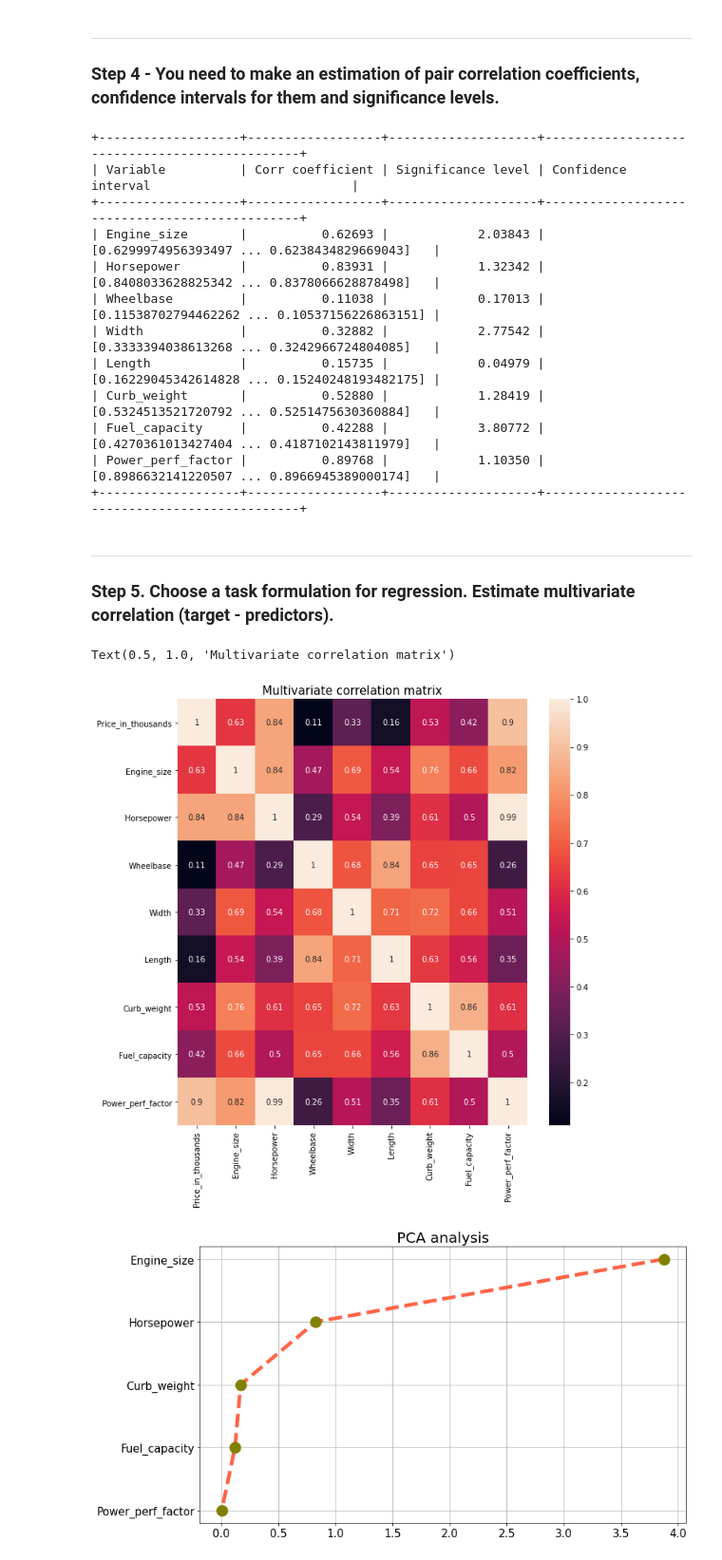
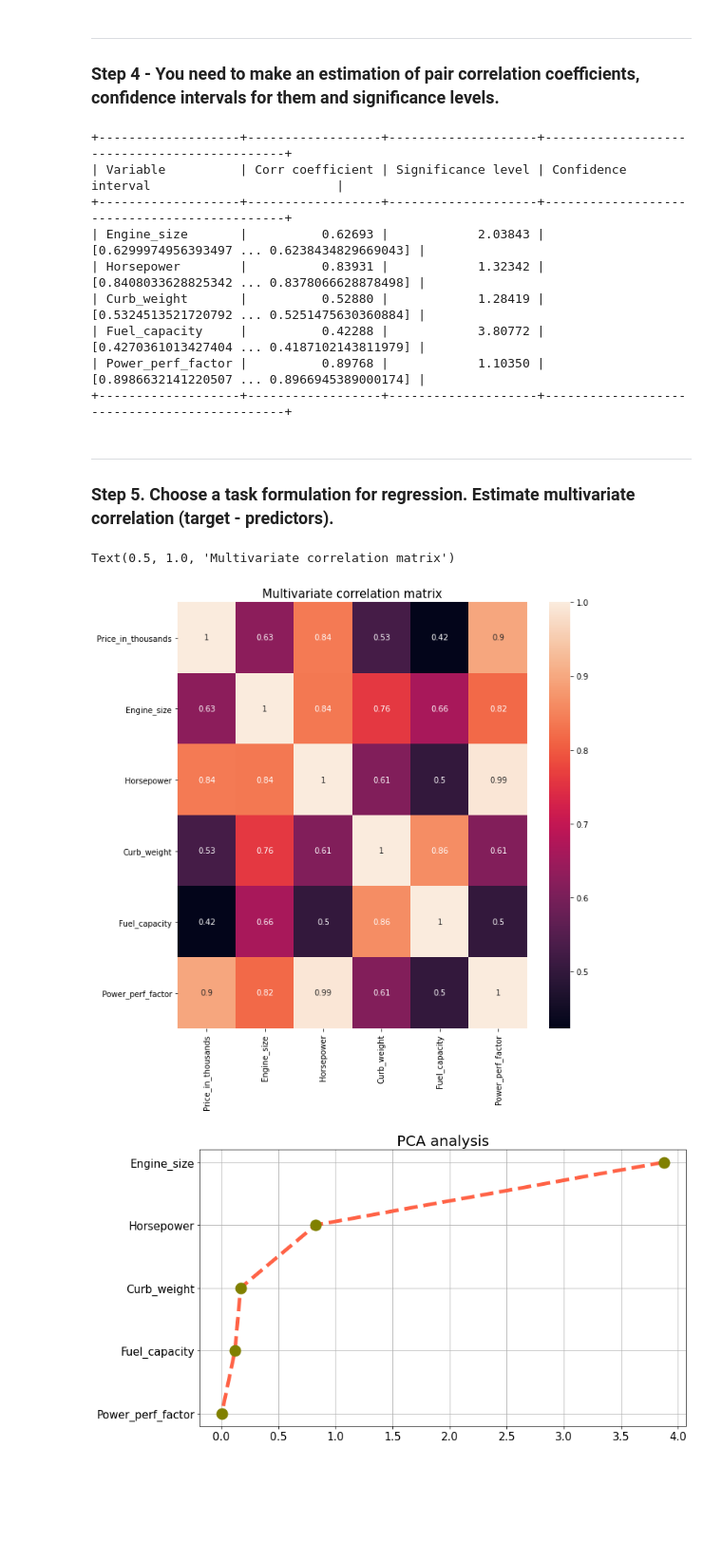
Before and after one commit to belpablo/MMMSA, a Jupyter notebook: Lab_2_redo.ipynb, the cells around one changed output. Shown: that part at 95% size. Saved outputs shown, nothing was run; the diff lists cells and outputs as text; code cells hidden in the pictures; blank space fills up the shorter version.

```diff
--- a/Lab_2_redo.ipynb
+++ b/Lab_2_redo.ipynb
@@ -40,19 +40,11 @@ sales_df.head(10)
 | 9 | BMW | 528i | 17.527 | 36.125 | Passenger | 38.90 | ... |
 # %%
 sales_df = sales_df[['Vehicle_type', 'Price_in_thousands',
-                    'Engine_size', 'Horsepower',
-                    'Wheelbase', 'Width',
-                    'Length','Curb_weight',
+                    'Engine_size', 'Horsepower','Curb_weight',
                     'Fuel_capacity', 'Power_perf_factor']]
 
-for col in ['Vehicle_type']:
-
-    names_list = sales_df[col].unique().tolist()
-    names_dict = {names_list[i]: i for i in range(len(names_list))}
-
-    for i in range(len(sales_df)):
-        sales_df[col][i] = names_dict[sales_df[col][i]]
+sales_df['Vehicle_type'] = [(lambda x: x != sales_df['Vehicle_type'][0] and 1 or 0)(sales_df['Vehicle_type'][i]) for i in range(len(sales_df))]
 
 cols = sales_df.columns.tolist()
-sales_df
+sales_df.head(10)
 # %% [output]
@@ -212,28 +183,25 @@ table.align["Corr coefficient"] = 'r'
 table.align["Significance level"] = 'r'
 print(table)
 # %% [output]
-+-------------------+------------------+--------------------+-----------------------------------------------+
-| Variable          | Corr coefficient | Significance level | Confidence interval                           |
-+-------------------+------------------+--------------------+-----------------------------------------------+
-| Engine_size       |          0.62693 |            2.03843 | [0.6299974956393497 ... 0.6238434829669043]   |
-| Horsepower        |          0.83931 |            1.32342 | [0.8408033628825342 ... 0.8378066628878498]   |
-| Wheelbase         |          0.11038 |            0.17013 | [0.11538702794462262 ... 0.10537156226863151] |
-| Width             |          0.32882 |            2.77542 | [0.3333394038613268 ... 0.3242966724804085]   |
-| Length            |          0.15735 |            0.04979 | [0.16229045342614828 ... 0.15240248193482175] |
-| Curb_weight       |          0.52880 |            1.28419 | [0.5324513521720792 ... 0.5251475630360884]   |
-| Fuel_capacity     |          0.42288 |            3.80772 | [0.4270361013427404 ... 0.4187102143811979]   |
-| Power_perf_factor |          0.89768 |            1.10350 | [0.8986632141220507 ... 0.8966945389000174]   |
-+-------------------+------------------+--------------------+-----------------------------------------------+
++-------------------+------------------+--------------------+---------------------------------------------+
+| Variable          | Corr coefficient | Significance level | Confidence interval                         |
++-------------------+------------------+--------------------+---------------------------------------------+
+| Engine_size       |          0.62693 |            2.03843 | [0.6299974956393497 ... 0.6238434829669043] |
+| Horsepower        |          0.83931 |            1.32342 | [0.8408033628825342 ... 0.8378066628878498] |
+| Curb_weight       |          0.52880 |            1.28419 | [0.5324513521720792 ... 0.5251475630360884] |
+| Fuel_capacity     |          0.42288 |            3.80772 | [0.4270361013427404 ... 0.4187102143811979] |
+| Power_perf_factor |          0.89768 |            1.10350 | [0.8986632141220507 ... 0.8966945389000174] |
++-------------------+------------------+--------------------+---------------------------------------------+
 # %% [markdown]
 ---
 ### Step 5. Choose a task formulation for regression. Estimate multivariate correlation (target - predictors).
 # %%
 fig = plt.figure(figsize = (10, 10))
-g = sns.heatmap(sales_df[cols].corr(), annot = True)
+g = sns.heatmap(sales_df[cols[1:]].corr(), annot = True)
 plt.title('Multivariate correlation matrix', fontsize = 15)
 # %% [output]
 Text(0.5, 1.0, 'Multivariate correlation matrix')
-[figure, old version]
+[figure, new version]
 # %%
 pca_df = sales_df[['Engine_size', 'Horsepower', 'Curb_weight', 'Fuel_capacity', 'Power_perf_factor']]
 
```
Also changed, not shown: parts of 11 cells of this notebook.
